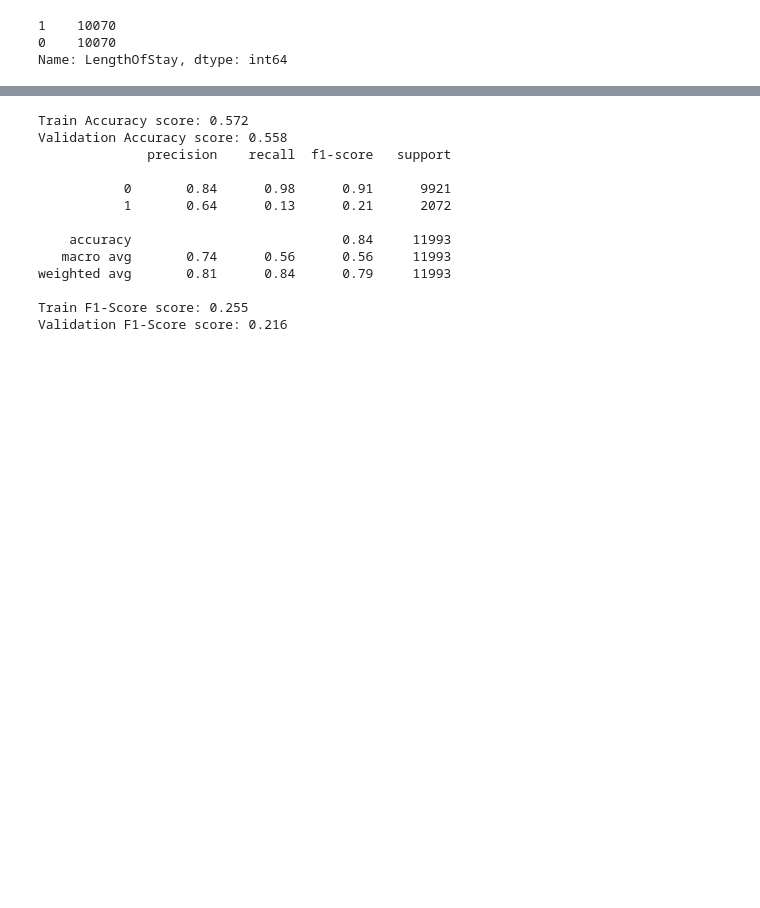
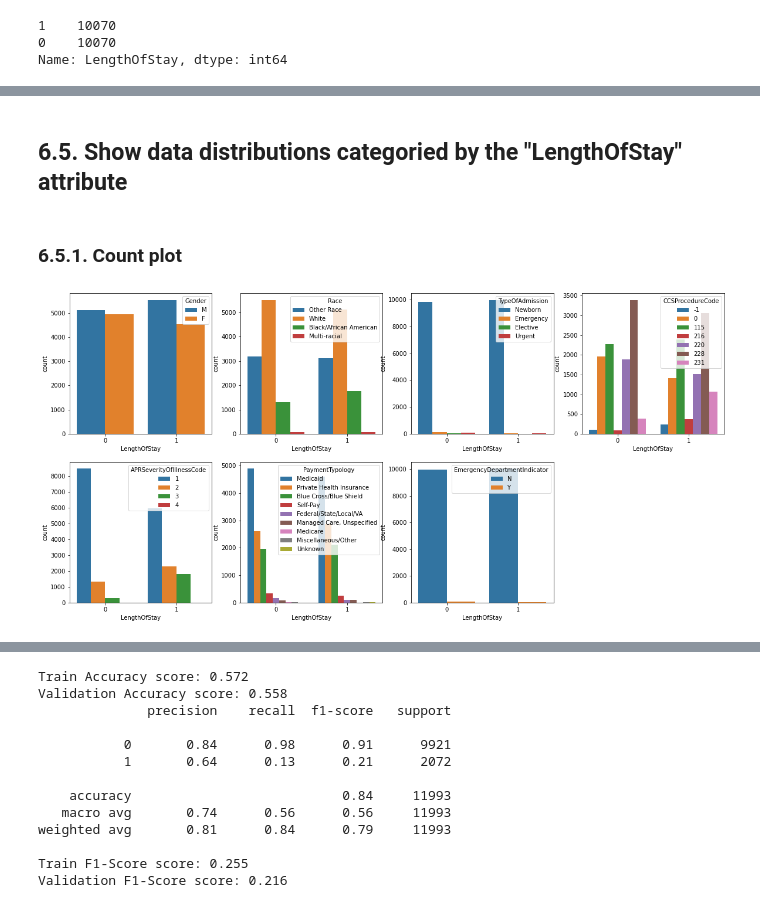
Before and after one commit to qinqin65/MachineLerningAssignment1, a Jupyter notebook: s3805989_assignment1.ipynb, the cells around one changed output, grey strips where cells are left out. Saved outputs shown, nothing was run; the diff lists cells and outputs as text; code cells hidden in the pictures; blank space fills up the shorter version.

```diff
--- a/s3805989_assignment1.ipynb
+++ b/s3805989_assignment1.ipynb
@@ -114,4 +134,6 @@ data.drop('HealthServiceArea', axis=1, inplace=True)
 # %%
+# The code is from elitedatascience.com [1]
+
 # Separate majority and minority classes
 majority = data[data['LengthOfStay']==0]
 minority = data[data['LengthOfStay']==1]
@@ -119,7 +141,7 @@ minority = data[data['LengthOfStay']==1]
 # Downsample majority class
 majority_downsampled = resample(majority,
                                  replace=False,    # sample without replacement
-                                 n_samples=10070,     # to match minority class
+                                 n_samples=minority.shape[0],     # to match minority class
                                  random_state=0) # reproducible results
 
 # Combine minority class with downsampled majority class
@@ -195,3 +163,14 @@ data['LengthOfStay'].plot(kind='hist')
+# %% [markdown]
+## 6.5. Show data distributions categoried by the "LengthOfStay" attribute
 # %%
 nominal_attributes = ['Gender','Race','TypeOfAdmission','CCSProcedureCode','APRSeverityOfIllnessCode', 'PaymentTypology', 'EmergencyDepartmentIndicator']
 numerical_attributes = list(set(data.drop('LengthOfStay', axis=1).columns).difference(set(nominal_attributes)))
+# %% [markdown]
+### 6.5.1. Count plot
+# %%
+plt.figure(figsize=(20,15))
+for i, col in enumerate(nominal_attributes):
+    plt.subplot(3,4,i+1)
+    sns.countplot(x="LengthOfStay", hue=col, data=downsampled)
+# %% [output]
+[figure, added]
```
Also changed, not shown: parts of 95 cells of this notebook.
